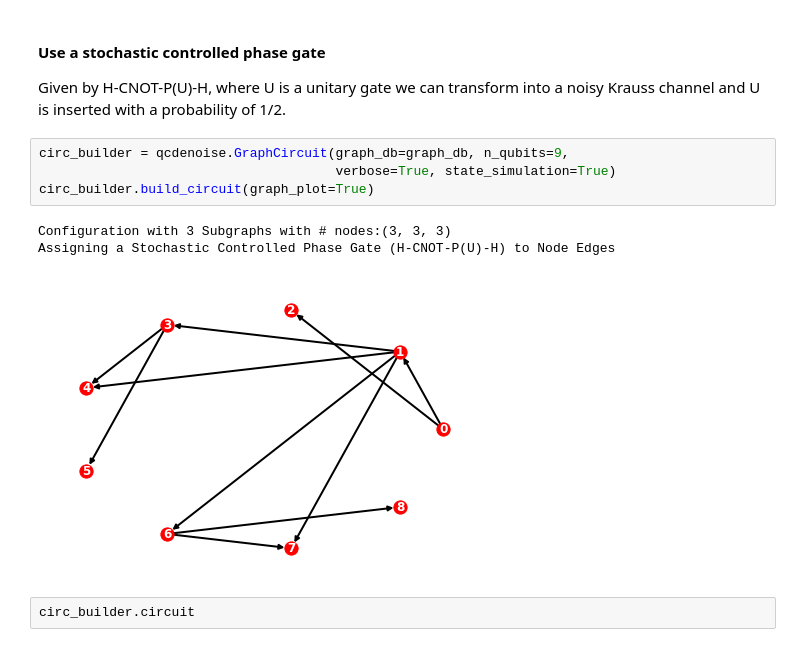
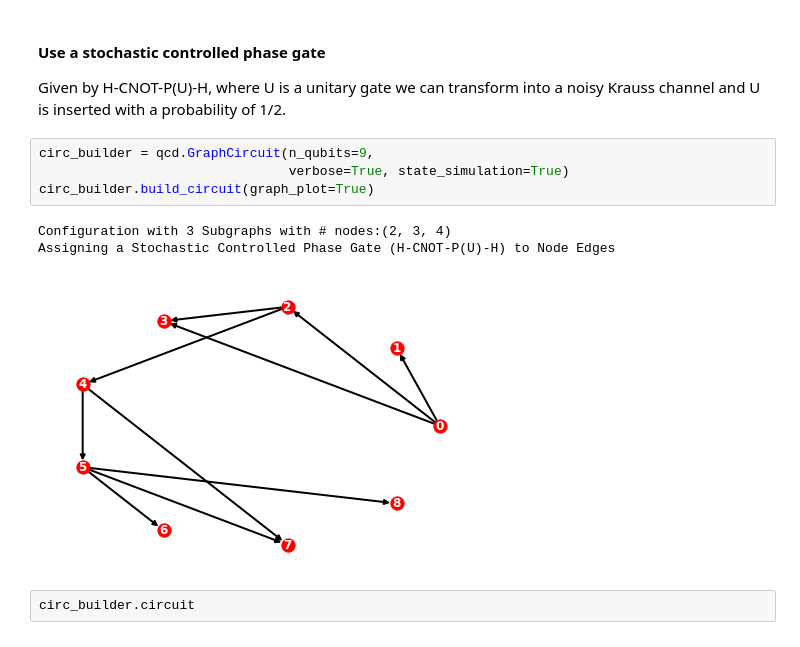
Before and after one commit to nlaanait/qcdenoise, a Jupyter notebook: examples/graph_circuits.ipynb, the cells around one changed output. Cells and saved outputs as stored; diff of their text form.

```diff
--- a/examples/graph_circuits.ipynb
+++ b/examples/graph_circuits.ipynb
@@ -66,13 +73,13 @@ Assigning a Controlled Phase Gate (H-CNOT-H) to Node Edges
 #### Use a stochastic controlled phase gate
 Given by H-CNOT-P(U)-H, where U is a unitary gate we can transform into a noisy Krauss channel and U is inserted with a probability of 1/2.
 # %%
-circ_builder = qcdenoise.GraphCircuit(graph_db=graph_db, n_qubits=9,
-                                      verbose=True, state_simulation=True)
+circ_builder = qcd.GraphCircuit(n_qubits=9,
+                                verbose=True, state_simulation=True)
 circ_builder.build_circuit(graph_plot=True)
 # %% [output]
-Configuration with 3 Subgraphs with # nodes:(3, 3, 3)
+Configuration with 3 Subgraphs with # nodes:(2, 3, 4)
 Assigning a Stochastic Controlled Phase Gate (H-CNOT-P(U)-H) to Node Edges
-[figure, old version]
+[figure, new version]
 # %%
 circ_builder.circuit
 # %% [output]
```
Also changed, not shown: parts of 15 cells of this notebook.
